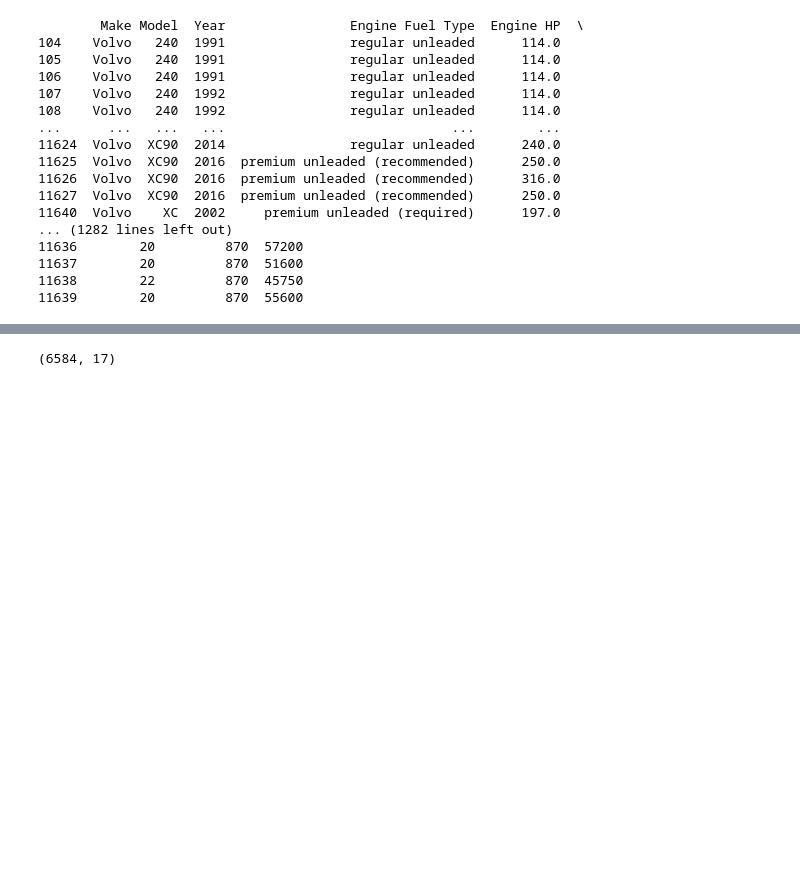
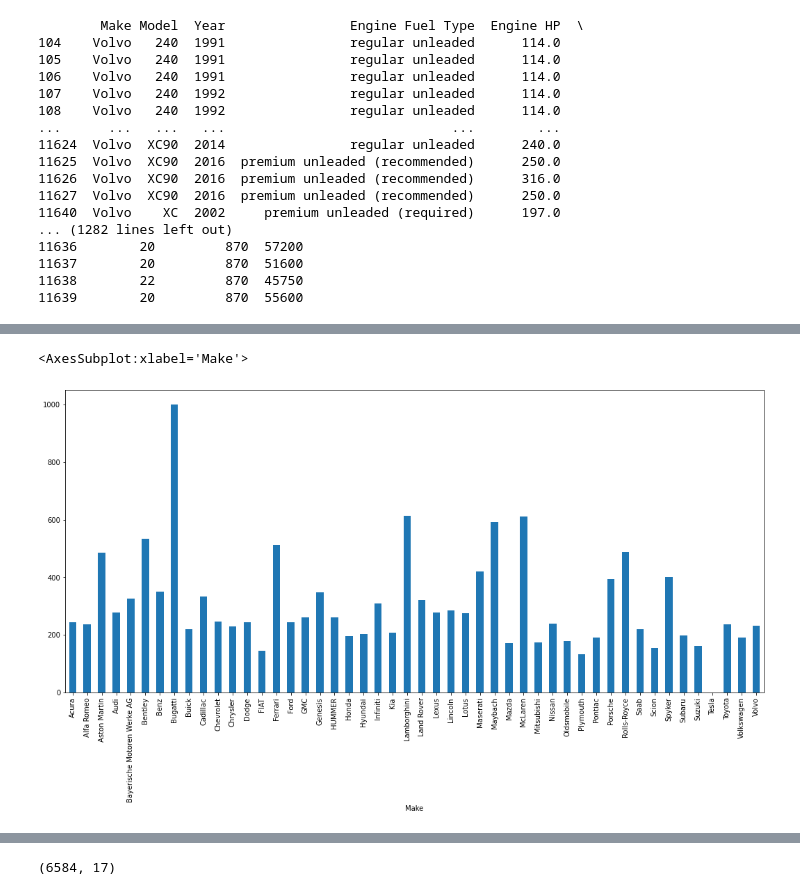
Before and after one commit to Amirreza81/Applied-Data-Science-Course, a Jupyter notebook: Practices/Pandas/Pandas-Introduction.ipynb, the cells around one changed output, grey strips where cells are left out. Cells and saved outputs as stored; diff of their text form; code cells hidden in the pictures; blank space fills up the shorter version.

```diff
--- a/Practices/Pandas/Pandas-Introduction.ipynb
+++ b/Practices/Pandas/Pandas-Introduction.ipynb
@@ -791,3 +817,8 @@ for name, group in volvo_group:
+# %%
+df.groupby(['Make'])['Engine HP'].mean().plot(kind='bar', figsize=(18,8))
+# %% [output]
+<AxesSubplot:xlabel='Make'>
+[figure, added]
 # %%
 df['Status'] = df['Year'].apply(lambda p: 'New' if p>=2014 else 'Old')
 # %%
```
Also changed, not shown: parts of 26 cells of this notebook.
